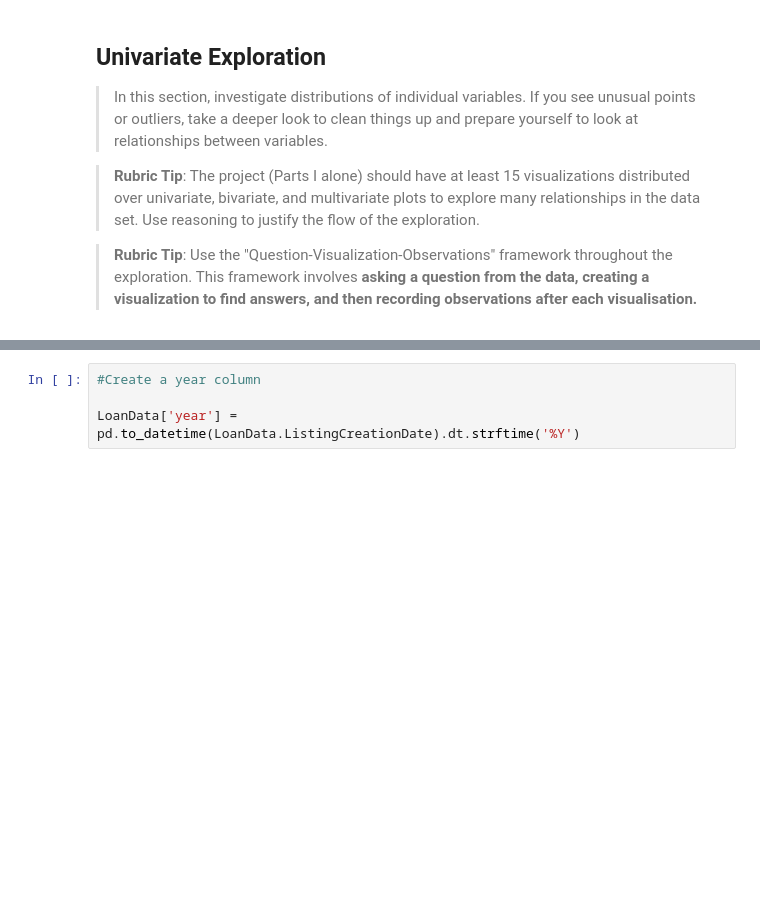
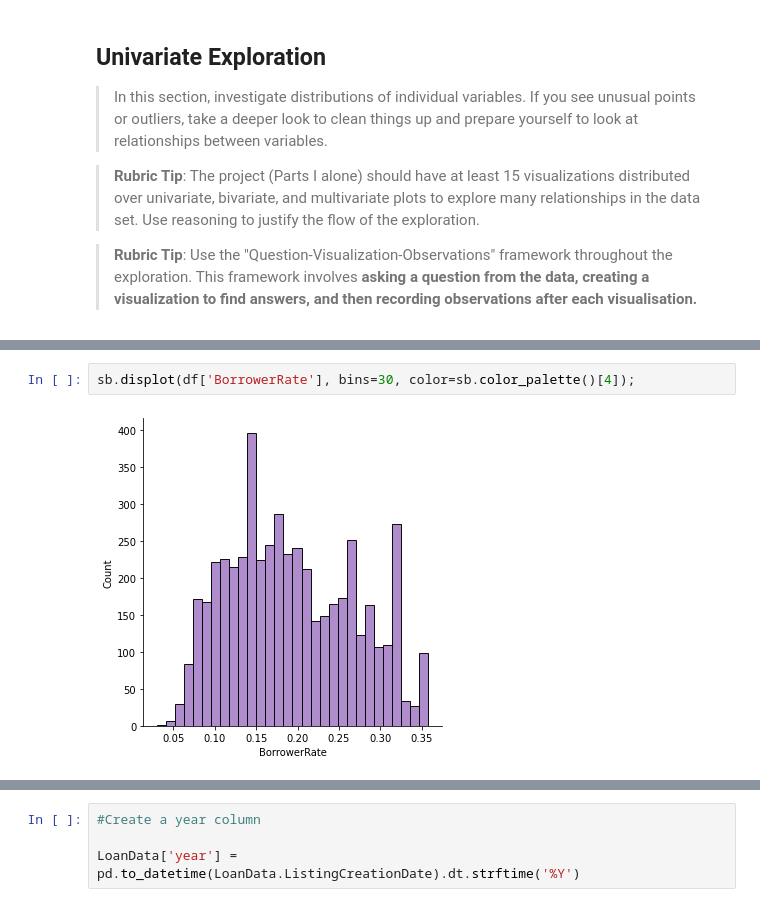
Before and after one commit to zadmainda/exploratory-visuals, a Jupyter notebook: Part_I_exploration.ipynb, the cells around one changed output, grey strips where cells are left out. Drawn from its saved outputs; the diff is of its cells as text; blank space fills up the shorter version.

```diff
--- a/Part_I_exploration.ipynb
+++ b/Part_I_exploration.ipynb
@@ -342,0 +412,4 @@ loan_clean
+# %%
+sb.displot(df['BorrowerRate'], bins=30, color=sb.color_palette()[4]);
+# %% [output]
+[figure, added]
```
Also changed, not shown: parts of 30 cells of this notebook, 1 other file.
